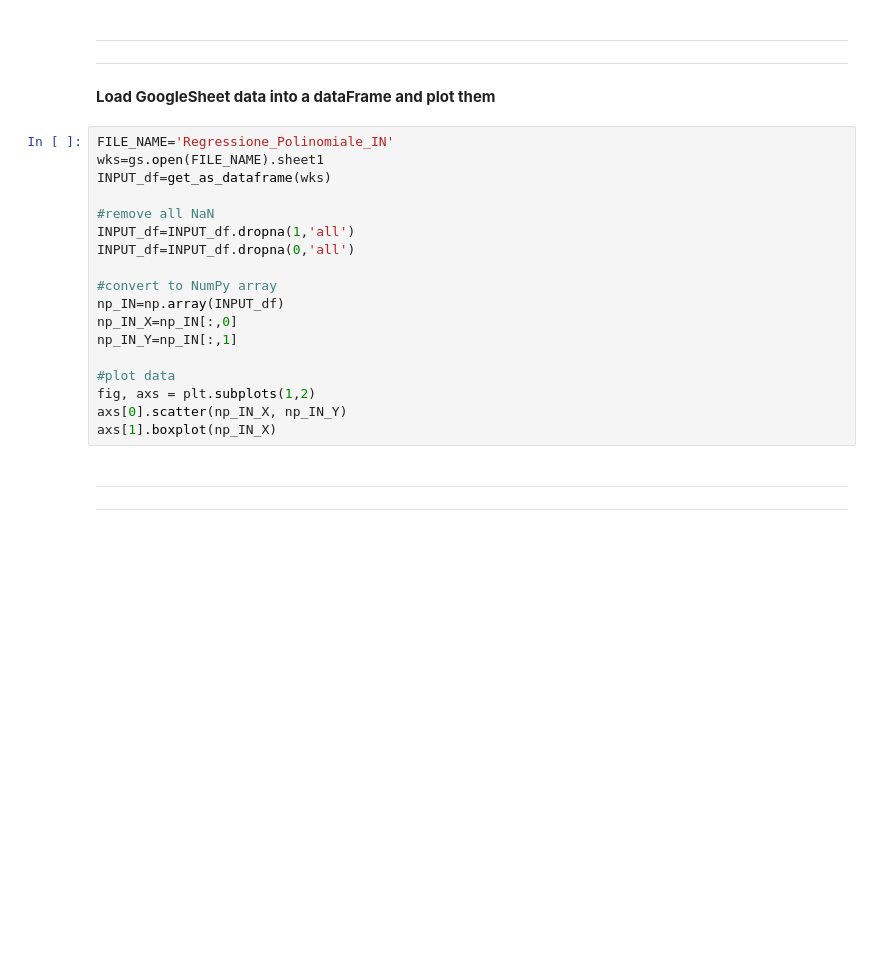
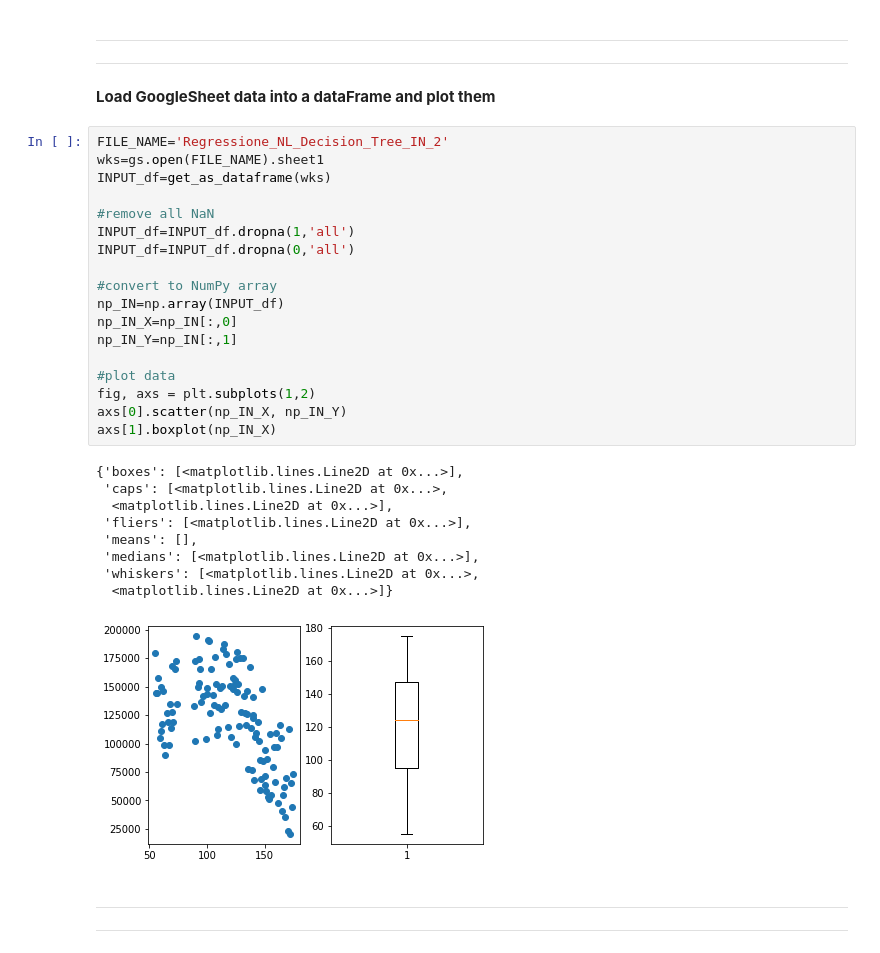
Before and after one commit to MatteoGandetto/Corso_ML_con_Python, a Jupyter notebook: Regressione_NL_Decision_Tree.ipynb, the cells around one changed output. Saved outputs shown, nothing was run; the diff lists cells and outputs as text; blank space fills up the shorter version.

```diff
--- a/Regressione_NL_Decision_Tree.ipynb
+++ b/Regressione_NL_Decision_Tree.ipynb
@@ -58,23 +71,33 @@ gs=gspread.authorize(GoogleCredentials.get_application_default())
 ---
 **Load GoogleSheet data into a dataFrame and plot them**
 # %%
-FILE_NAME='Regressione_Polinomiale_IN'
+FILE_NAME='Regressione_NL_Decision_Tree_IN_2'
 wks=gs.open(FILE_NAME).sheet1
 INPUT_df=get_as_dataframe(wks)
 
 #remove all NaN
 INPUT_df=INPUT_df.dropna(1,'all')
 INPUT_df=INPUT_df.dropna(0,'all')
 
 #convert to NumPy array
 np_IN=np.array(INPUT_df)
 np_IN_X=np_IN[:,0]
 np_IN_Y=np_IN[:,1]
 
 #plot data
 fig, axs = plt.subplots(1,2)
 axs[0].scatter(np_IN_X, np_IN_Y)
 axs[1].boxplot(np_IN_X)
+# %% [output]
+{'boxes': [<matplotlib.lines.Line2D at 0x...>],
+ 'caps': [<matplotlib.lines.Line2D at 0x...>,
+  <matplotlib.lines.Line2D at 0x...>],
+ 'fliers': [<matplotlib.lines.Line2D at 0x...>],
+ 'means': [],
+ 'medians': [<matplotlib.lines.Line2D at 0x...>],
+ 'whiskers': [<matplotlib.lines.Line2D at 0x...>,
+  <matplotlib.lines.Line2D at 0x...>]}
+[figure, added]
 # %% [markdown]
 
 
```
Also changed, not shown: parts of 5 cells of this notebook.
